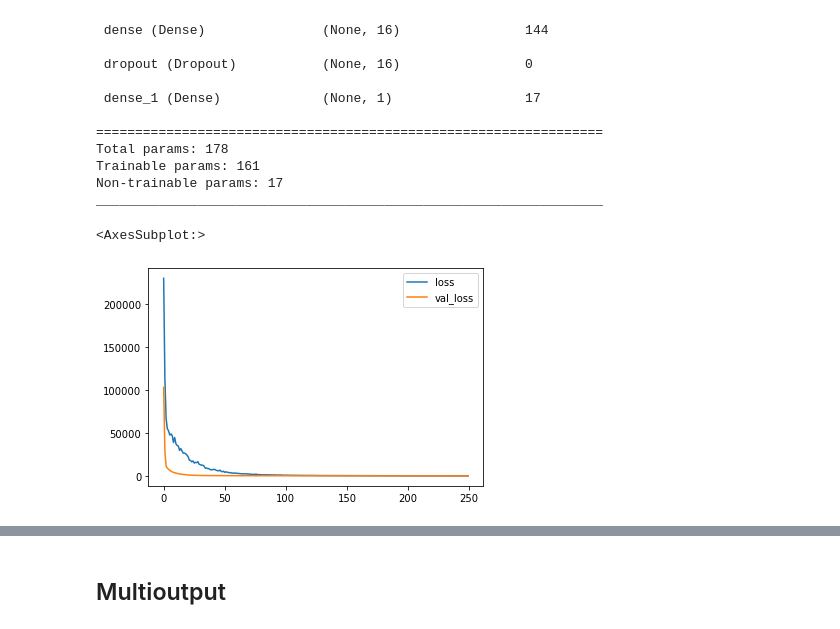
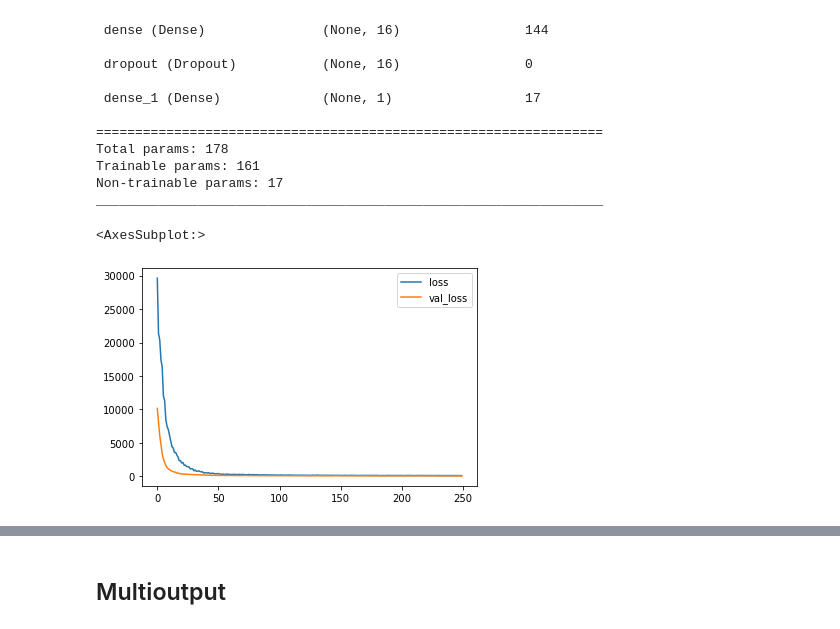
Before and after one commit to Gauss-PWr/2022_materials, a Jupyter notebook: Workshopy_2022_letni/workshop_4_keras_2/notebook.ipynb, the cells around one changed output, grey strips where cells are left out. Cells and saved outputs as stored; diff of their text form; code cells hidden in the pictures.

```diff
--- a/Workshopy_2022_letni/workshop_4_keras_2/notebook.ipynb
+++ b/Workshopy_2022_letni/workshop_4_keras_2/notebook.ipynb
@@ -43,4 +43,9 @@ val_frac = .25
 metric = keras.losses.MeanSquaredError()
 regularizer = 'l1_l2'
 initializer = 'he_normal'
+# %%
+normalizer = layers.Normalization(axis=1)
+enhanced_dense = layers.Dense(hidden_size, activation='relu', kernel_initializer=initializer, kernel_regularizer=regularizer)
+dropout = layers.Dropout(drop_rate)
+output_dense = layers.Dense(1, kernel_initializer=initializer, kernel_regularizer=regularizer)
 # %%
@@ -56 +62,15 @@ initializer = 'he_normal'
+# %%
+enhanced_model = keras.Sequential([
+    normalizer,
+    enhanced_dense,
+    dropout,
+    output_dense
+])
+# %%
+enhanced_model.compile(
+    optimizer=tf.optimizers.Adam(learning_rate=lr),
+    loss=metric
+)
+# %%
+history = enhanced_model.fit(train_X, train_y, epochs=epochs, verbose=0, validation_split=val_frac).history
 # %%
@@ -74,7 +95,8 @@ Trainable params: 161
 Non-trainable params: 17
 _________________________________________________________________
 # %%
+pd.DataFrame(history).plot()
 # %% [output]
 <AxesSubplot:>
-[figure, old version]
+[figure, new version]
 # %%
```
Also changed, not shown: parts of 28 cells of this notebook, 2 other files.
